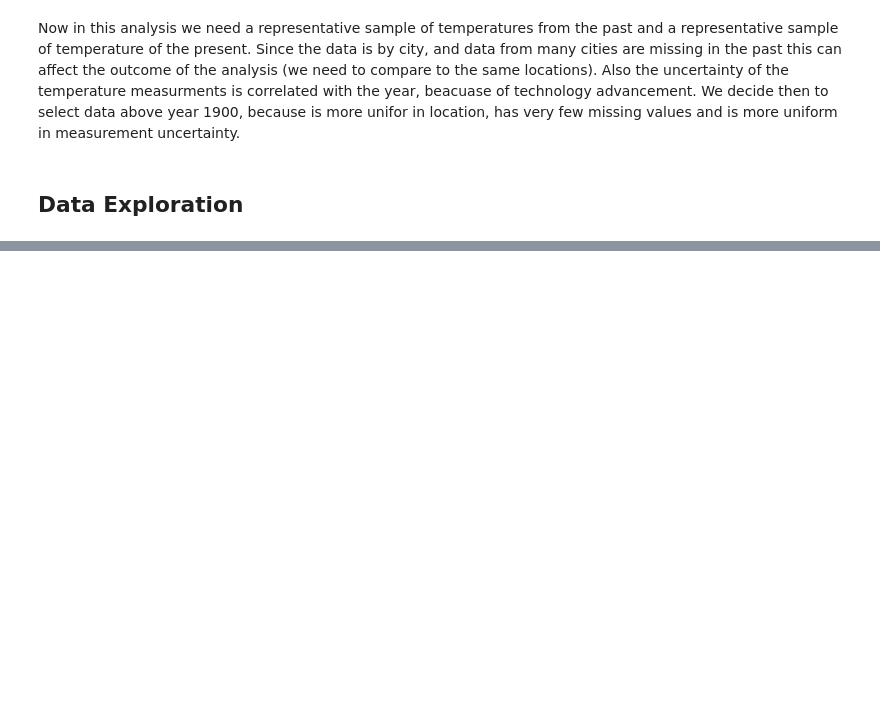
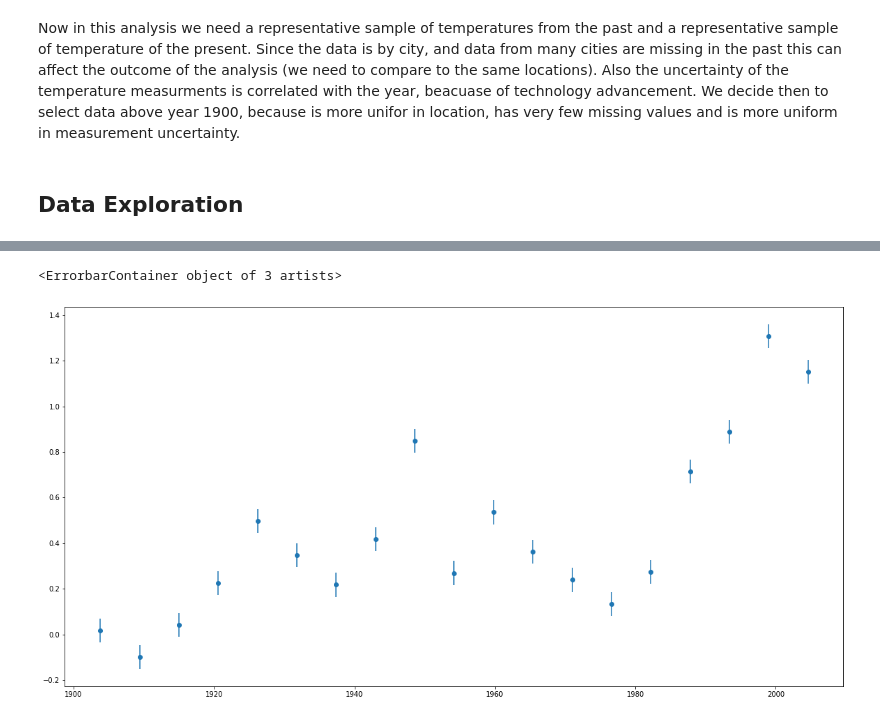
Before and after one commit to panManfredini/IBM_ML, a Jupyter notebook: 01_ReadingData/project_assignment_1.ipynb, the cells around one changed output, grey strips where cells are left out. Cells and saved outputs as stored; diff of their text form; code cells hidden in the pictures; blank space fills up the shorter version.

```diff
--- a/01_ReadingData/project_assignment_1.ipynb
+++ b/01_ReadingData/project_assignment_1.ipynb
@@ -140,0 +143,20 @@ mar_df.head()
+# %%
+# filling the std_residuals per month
+temp_data = []
+for month in list(sn_h0_month_mean.index):
+    temp_data.append((df_Rome.loc[df_Rome.Month == month].AverageTemperature - sn_h0_month_mean[month]) / sn_h0_month_std[month])
+
+residuals = pd.concat(temp_data)
+# %%
+df_Rome_residuals = df_Rome.assign(std_residual=residuals)
+# %%
+a_sum_res,bins = np.histogram(df_Rome_residuals.Year, bins=20, weights=df_Rome_residuals.std_residual)
+a_sum_n,bins = np.histogram(df_Rome_residuals.Year, bins=20)
+a_res_mean = a_sum_res / a_sum_n
+years = (bins[:-1:1] + bins[1::1])/2
+# %%
+fig, ax4 = plt.subplots(figsize=(20,10))
+plt.errorbar(years,a_res_mean, yerr=1/(20-1), fmt="o")
+# %% [output]
+<ErrorbarContainer object of 3 artists>
+[figure, added]
```
Also changed, not shown: parts of 35 cells of this notebook.
